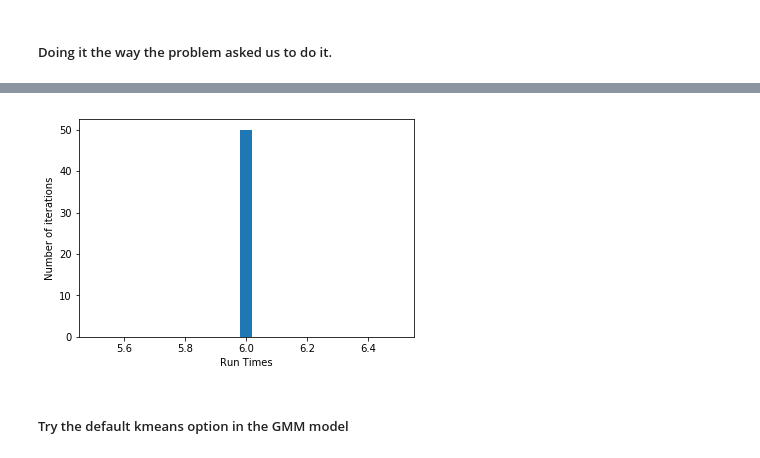
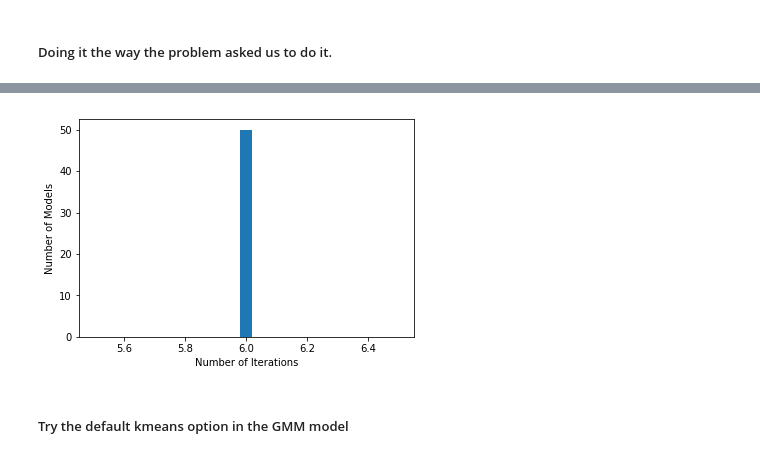
Before and after one commit to simirajpal/Applied-Machine-Learning, a Jupyter notebook: Assignment_3/Homework3_Code.ipynb, the cells around one changed output, grey strips where cells are left out. Saved outputs shown, nothing was run; the diff lists cells and outputs as text; code cells hidden in the pictures.

```diff
--- a/Assignment_3/Homework3_Code.ipynb
+++ b/Assignment_3/Homework3_Code.ipynb
@@ -1054,8 +1054,7 @@ plt.savefig('Eruptions_Waiting.png')
 My termination criterion is when the the means stop changing. This occurs when the previous mean and the current mean is approximately equal. I decided to change the max number of iterations until it acheives this termination criterion to determine what is the best maximum number of iterations.
 # %%
 iterations = [] # list to store the number of iterations
-means1x = [] # lists to store means
-means2x =[]
+allmeans = [] # list to store means
 i = 1
 # implement bimodal GMM
 gmm = GaussianMixture(n_components=2, warm_start = True, covariance_type = 'spherical', \
@@ -1066,11 +1065,7 @@ while True:
     gmm.fit(df)
     iterations.append(i)
     means = gmm.means_
-
-    x1 = means[0][0]
-    x2 = means[1][0]
-    means1x.append(x1)
-    means2x.append(x2)
+    allmeans.append(means)
     if gmm.converged_:
         break
     i+=1
@@ -1154,8 +1158,7 @@ mean, precision, weight = kmeans_params(df)
 # %%
 # perform GMM until convergence
 iterations = []
-means1x = []
-means2x =[]
+allmeans = []
 i = 1
 gmm = GaussianMixture(n_components=2, warm_start = True, covariance_type = 'spherical', max_iter = 1, \
                       means_init = means, precisions_init = precision, \
@@ -1165,10 +1168,7 @@ while True:
     iterations.append(i)
     means = gmm.means_
 
-    x1 = means[0][0]
-    x2 = means[1][0]
-    means1x.append(x1)
-    means2x.append(x2)
+    allmeans.append(means)
     if gmm.converged_:
         break
     i += 1
@@ -1195,11 +1204,11 @@ for i in range(50):
 # %%
 # plot results histogram
 plt.hist(num_iters, bins = 25);
-plt.xlabel('Run Times')
-plt.ylabel('Number of iterations')
+plt.xlabel('Number of Iterations')
+plt.ylabel('Number of Models')
 plt.savefig('Iteration_Hist_2.png')
 # %% [output]
-[figure, old version]
+[figure, new version]
 # %% [markdown]
 ##### Try the default kmeans option in the GMM model
 # %%
```
Also changed, not shown: parts of 12 cells of this notebook, 5 other files.
